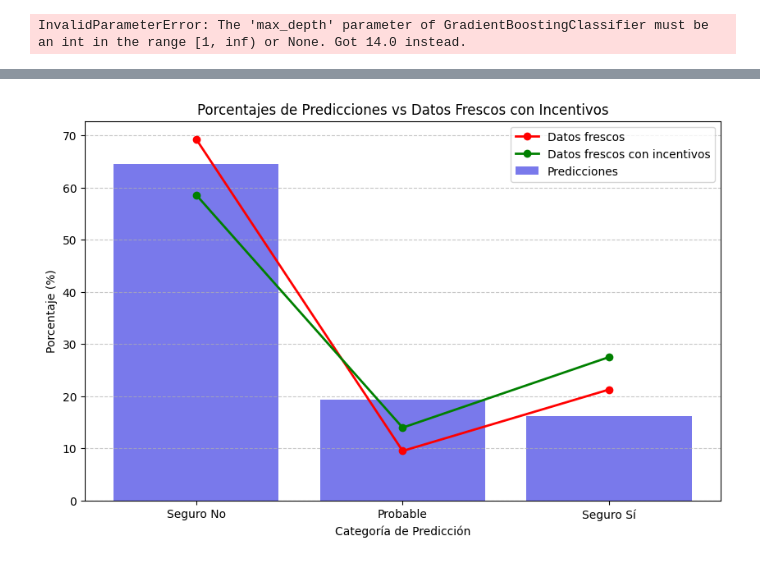
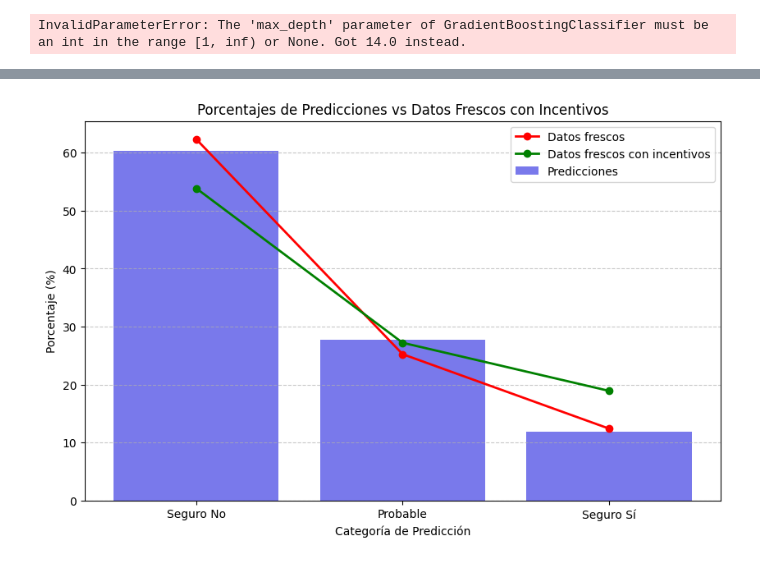
Before and after one commit to josean9/IA-Casos, a Jupyter notebook: documents/04_xgboost.ipynb, the cells around one changed output, grey strips where cells are left out. Drawn from its saved outputs; the diff is of its cells as text; code cells hidden in the pictures.

```diff
--- a/documents/04_xgboost.ipynb
+++ b/documents/04_xgboost.ipynb
@@ -64,8 +64,8 @@ from sklearn.metrics import accuracy_score, f1_score, recall_score
 # Definir los parámetros para la búsqueda de Grid (con parámetros ajustados)
 param_grid = {
     'n_estimators': [200],  # Reducir los estimadores a 100 o 200
-    'learning_rate': [0.05, 0.1],  # Reducir la tasa de aprendizaje
-    'max_depth': [16, 18],  # Profundidad máxima de los árboles
+    'learning_rate': [0.1],  # Reducir la tasa de aprendizaje
+    'max_depth': [11],  # Profundidad máxima de los árboles
 }
 
 # Almacenar los resultados
@@ -392,12 +540,14 @@ InvalidParameterError: The 'max_depth' parameter of GradientBoostingClassifier m
 # %%
 # Definir los umbrales personalizados
-umbral_seguro_si = 0.9
-umbral_probable_si = 0.65
-umbral_probable = 0.25
+umbral_seguro_si = 0.9  # Clientes seguros de comprar
+umbral_probable = 0.25   # Clientes probables de comprar
+
+# Asegurarse de que results_df tenga una columna 'model'
+results_df['model'] = 'XGBoost'
 
 # Seleccionar el mejor modelo XGBoost basado en recall
 best_xgb_params = results_df[results_df['model'] == 'XGBoost'].iloc[0].drop(
-    ['accuracy', 'f1_score', 'recall', 'roc_auc', 'cv_recall']
+    ['accuracy', 'f1_score', 'recall', 'roc_auc', 'cv_recall', 'model']  # Eliminar columnas no necesarias
 ).to_dict()
 
 # Crear el modelo con los mejores hiperparámetros
@@ -405,8 +555,8 @@ best_xgb = xgb.XGBClassifier(
     n_estimators=int(best_xgb_params['n_estimators']),
     learning_rate=best_xgb_params['learning_rate'],
     max_depth=int(best_xgb_params['max_depth']),
-    min_samples_split=int(best_xgb_params['min_samples_split']),
-    min_samples_leaf=int(best_xgb_params['min_samples_leaf']),
+    subsample=best_xgb_params.get('subsample', 1.0),  # Parámetro opcional
+    colsample_bytree=best_xgb_params.get('colsample_bytree', 1.0),  # Parámetro opcional
     random_state=42
 )
 
@@ -420,7 +570,6 @@ y_pred_proba_xgb = best_xgb.predict_proba(X_test)[:, 1]
 def categorize_customers(prob):
     if prob >= umbral_seguro_si:
         return "Seguro Sí"
-
     elif prob >= umbral_probable:
         return "Probable"
     else:
@@ -436,10 +585,15 @@ results_df_xgb = pd.DataFrame({
 })
 
 # Crear matriz de confusión para visualizar la segmentación
-conf_matrix_xgb = pd.crosstab(results_df_xgb["Predicción"], results_df_xgb["Realidad"], rownames=["Predicción"], colnames=["Realidad"])
+conf_matrix_xgb = pd.crosstab(
+    results_df_xgb["Predicción"],
+    results_df_xgb["Realidad"],
+    rownames=["Predicción"],
+    colnames=["Realidad"]
+)
 
 # Graficar la Matriz de Confusión
-plt.figure(figsize=(8,6))
+plt.figure(figsize=(8, 6))
 sns.heatmap(conf_matrix_xgb, annot=True, fmt='d', cmap="Blues")
 plt.title("Matriz de Confusión de XGBoost con Segmentación de Clientes")
 plt.show()
@@ -506,7 +654,7 @@ import pandas as pd
 # Definir los umbrales personalizados
 umbral_seguro_si = 0.9
 
-umbral_probable = 0.4
+umbral_probable = 0.3
 
 # Define el orden específico de las categorías
 category_order = ['Seguro No', 'Probable', 'Seguro Sí']
@@ -519,10 +667,10 @@ def aplicar_incentivo(probabilidad):
 
     elif probabilidad >= umbral_probable:
         # Para "Probable No", aumentamos más la probabilidad
-        return probabilidad + 0.2  # Incremento grande
+        return probabilidad + 0.15  # Incremento grande
     else:
         # Para los que están en "Seguro No", les damos un pequeño incentivo para llamar su atención
-        return probabilidad + 0.35  # EL mayor incentivo
+        return probabilidad + 0.2  # EL mayor incentivo
 
 # Obtener las probabilidades de compra en el dataset nuevo
 y_proba_frescos = best_xgb.predict_proba(X)[:, 1]
@@ -537,31 +685,31 @@ y_pred_frescos_incentivados = np.array([categorize_customers(p) for p in y_proba
 pred_counts = results_df_xgb["Predicción"].value_counts(normalize=True).reindex(category_order, fill_value=0) * 100
 
 # Contar las frecuencias de cada categoría en los datos frescos (en porcentaje)
 fresh_counts = pd.Series(y_pred_frescos).value_counts(normalize=True).reindex(category_order, fill_value=0) * 100
 
 # Contar las frecuencias de cada categoría en los datos frescos con incentivos (en porcentaje)
 fresh_counts_incentivados = pd.Series(y_pred_frescos_incentivados).value_counts(normalize=True).reindex(category_order, fill_value=0) * 100
 
 # Crear el gráfico
 plt.figure(figsize=(10, 6))
 
 # Graficar las predicciones (barra azul)
 sns.barplot(x=pred_counts.index, y=pred_counts.values, color='blue', alpha=0.6, label="Predicciones")
 
 # Graficar los datos frescos (línea roja)
 plt.plot(fresh_counts.index, fresh_counts.values, marker='o', color='red', linestyle='-', linewidth=2, label="Datos frescos")
 
 # Graficar los datos frescos con incentivos (línea verde)
 plt.plot(fresh_counts_incentivados.index, fresh_counts_incentivados.values, marker='o', color='green', linestyle='-', linewidth=2, label="Datos frescos con incentivos")
 
 # Configurar etiquetas y título
 plt.xlabel("Categoría de Predicción")
 plt.ylabel("Porcentaje (%)")
 plt.title("Porcentajes de Predicciones vs Datos Frescos con Incentivos")
 plt.legend()
 plt.grid(axis='y', linestyle='--', alpha=0.7)
 
 # Mostrar el gráfico
 plt.show()
 # %% [output]
-[figure, old version]
+[figure, new version]
```
Also changed, not shown: parts of 6 cells of this notebook, 3 other files.
